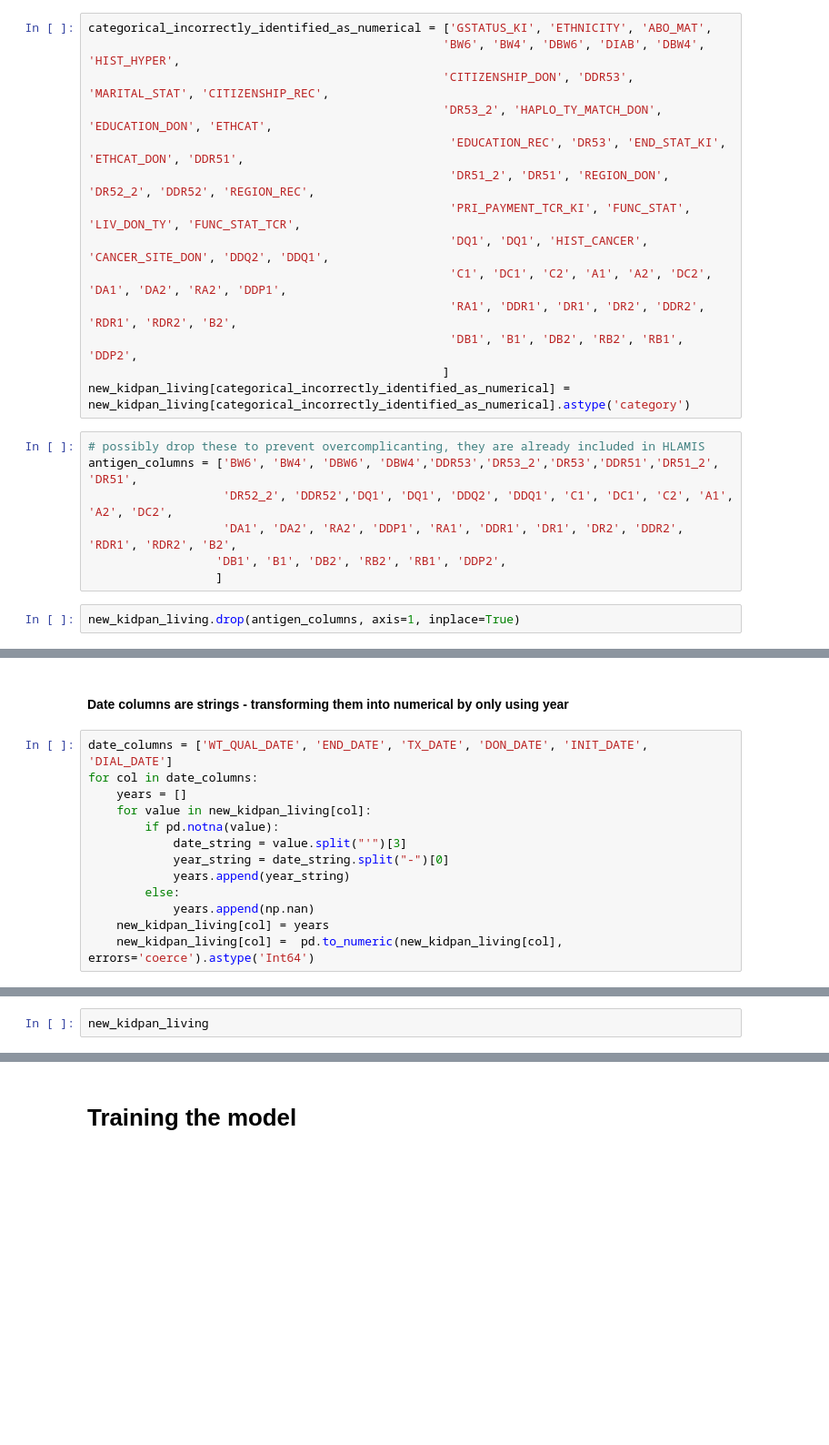
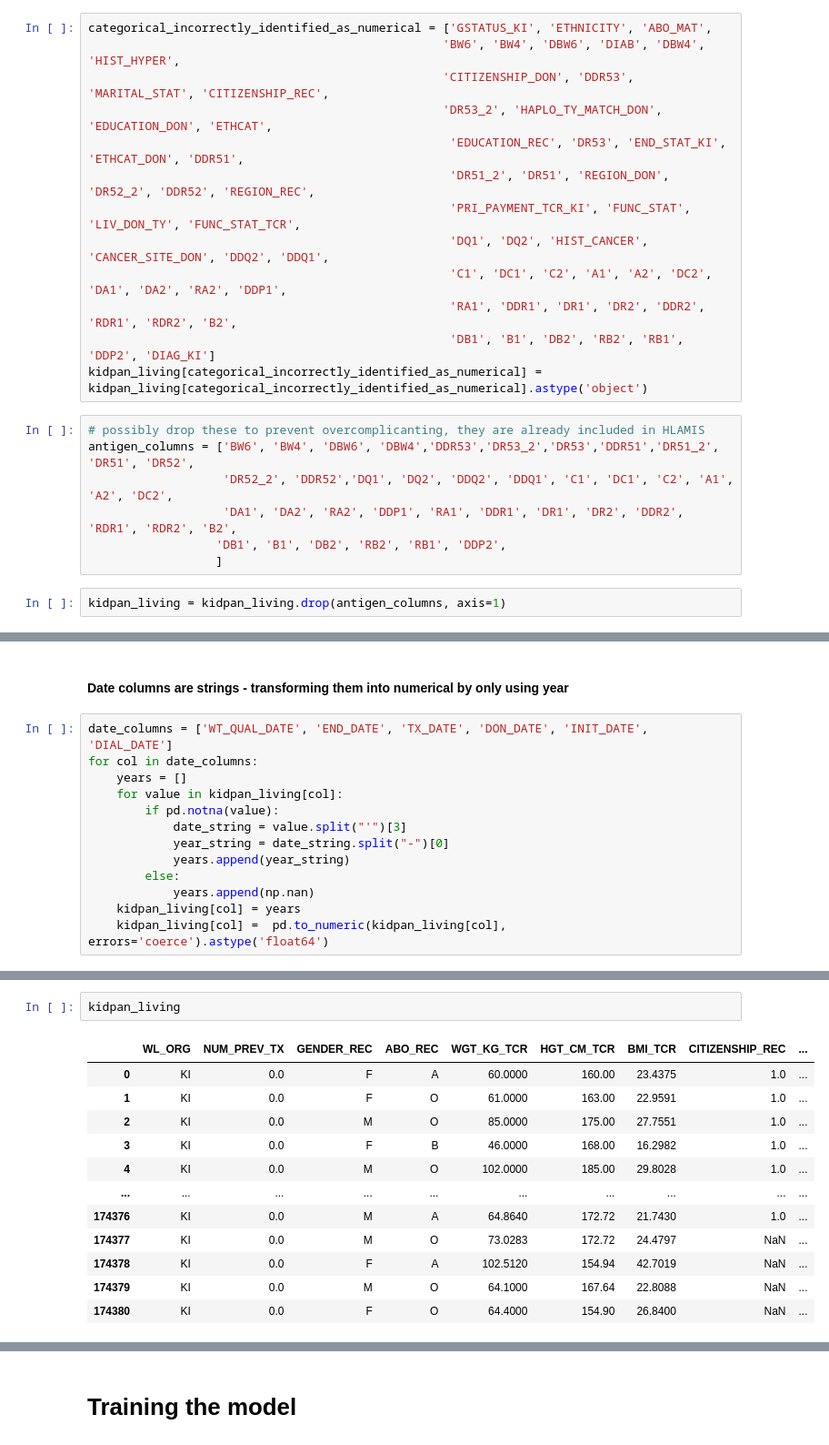
Before and after one commit to matejkloucek/bp_don_rec_compatibility, a Jupyter notebook: Preprocessing_Feature_Selection.ipynb, the cells around one changed output, grey strips where cells are left out. Shown at 91% size. Cells and saved outputs as stored; diff of their text form; blank space fills up the shorter version.

```diff
--- a/Preprocessing_Feature_Selection.ipynb
+++ b/Preprocessing_Feature_Selection.ipynb
@@ -276,18 +504,17 @@ categorical_incorrectly_identified_as_numerical = ['GSTATUS_KI', 'ETHNICITY', 'A
                                                    'EDUCATION_REC', 'DR53', 'END_STAT_KI', 'ETHCAT_DON', 'DDR51',
                                                    'DR51_2', 'DR51', 'REGION_DON', 'DR52_2', 'DDR52', 'REGION_REC',
                                                    'PRI_PAYMENT_TCR_KI', 'FUNC_STAT', 'LIV_DON_TY', 'FUNC_STAT_TCR',
-                                                   'DQ1', 'DQ1', 'HIST_CANCER', 'CANCER_SITE_DON', 'DDQ2', 'DDQ1',
+                                                   'DQ1', 'DQ2', 'HIST_CANCER', 'CANCER_SITE_DON', 'DDQ2', 'DDQ1',
                                                    'C1', 'DC1', 'C2', 'A1', 'A2', 'DC2', 'DA1', 'DA2', 'RA2', 'DDP1',
                                                    'RA1', 'DDR1', 'DR1', 'DR2', 'DDR2', 'RDR1', 'RDR2', 'B2',
-                                                   'DB1', 'B1', 'DB2', 'RB2', 'RB1', 'DDP2',
-                                                  ]
-new_kidpan_living[categorical_incorrectly_identified_as_numerical] = new_kidpan_living[categorical_incorrectly_identified_as_numerical].astype('category')
+                                                   'DB1', 'B1', 'DB2', 'RB2', 'RB1', 'DDP2', 'DIAG_KI']
+kidpan_living[categorical_incorrectly_identified_as_numerical] = kidpan_living[categorical_incorrectly_identified_as_numerical].astype('object')
 # %%
 # possibly drop these to prevent overcomplicanting, they are already included in HLAMIS
-antigen_columns = ['BW6', 'BW4', 'DBW6', 'DBW4','DDR53','DR53_2','DR53','DDR51','DR51_2', 'DR51',
-                   'DR52_2', 'DDR52','DQ1', 'DQ1', 'DDQ2', 'DDQ1', 'C1', 'DC1', 'C2', 'A1', 'A2', 'DC2',
+antigen_columns = ['BW6', 'BW4', 'DBW6', 'DBW4','DDR53','DR53_2','DR53','DDR51','DR51_2', 'DR51', 'DR52',
+                   'DR52_2', 'DDR52','DQ1', 'DQ2', 'DDQ2', 'DDQ1', 'C1', 'DC1', 'C2', 'A1', 'A2', 'DC2',
                    'DA1', 'DA2', 'RA2', 'DDP1', 'RA1', 'DDR1', 'DR1', 'DR2', 'DDR2', 'RDR1', 'RDR2', 'B2',
                   'DB1', 'B1', 'DB2', 'RB2', 'RB1', 'DDP2',
                   ]
 # %%
-new_kidpan_living.drop(antigen_columns, axis=1, inplace=True)
+kidpan_living = kidpan_living.drop(antigen_columns, axis=1)
@@ -302,13 +524,13 @@ numerical_integer = ['NPKID', 'AMIS', 'BMIS', 'DRMIS', 'HLAMIS', 'END_STAT', 'IN
 date_columns = ['WT_QUAL_DATE', 'END_DATE', 'TX_DATE', 'DON_DATE', 'INIT_DATE', 'DIAL_DATE']
 for col in date_columns:
     years = []
-    for value in new_kidpan_living[col]:
+    for value in kidpan_living[col]:
         if pd.notna(value):
             date_string = value.split("'")[3]
             year_string = date_string.split("-")[0]
             years.append(year_string)
         else:
             years.append(np.nan)
-    new_kidpan_living[col] = years
-    new_kidpan_living[col] =  pd.to_numeric(new_kidpan_living[col], errors='coerce').astype('Int64')
+    kidpan_living[col] = years
+    kidpan_living[col] =  pd.to_numeric(kidpan_living[col], errors='coerce').astype('float64')
 # %%
@@ -316,2 +546,15 @@ new_kidpan_living[date_columns].dtypes
 # %%
-new_kidpan_living
+kidpan_living
+# %% [output]
+|  | WL_ORG | NUM_PREV_TX | GENDER_REC | ABO_REC | WGT_KG_TCR | HGT_CM_TCR | BMI_TCR | CITIZENSHIP_REC | ... |
+| 0 | KI | 0.0 | F | A | 60.0000 | 160.00 | 23.4375 | 1.0 | ... |
+| 1 | KI | 0.0 | F | O | 61.0000 | 163.00 | 22.9591 | 1.0 | ... |
+| 2 | KI | 0.0 | M | O | 85.0000 | 175.00 | 27.7551 | 1.0 | ... |
+| 3 | KI | 0.0 | F | B | 46.0000 | 168.00 | 16.2982 | 1.0 | ... |
+| 4 | KI | 0.0 | M | O | 102.0000 | 185.00 | 29.8028 | 1.0 | ... |
+| ... | ... | ... | ... | ... | ... | ... | ... | ... | ... |
+| 174376 | KI | 0.0 | M | A | 64.8640 | 172.72 | 21.7430 | 1.0 | ... |
+| 174377 | KI | 0.0 | M | O | 73.0283 | 172.72 | 24.4797 | NaN | ... |
+| 174378 | KI | 0.0 | F | A | 102.5120 | 154.94 | 42.7019 | NaN | ... |
+| 174379 | KI | 0.0 | M | O | 64.1000 | 167.64 | 22.8088 | NaN | ... |
+| 174380 | KI | 0.0 | F | O | 64.4000 | 154.90 | 26.8400 | NaN | ... |
```
Also changed, not shown: parts of 42 cells of this notebook, 2 other files.
